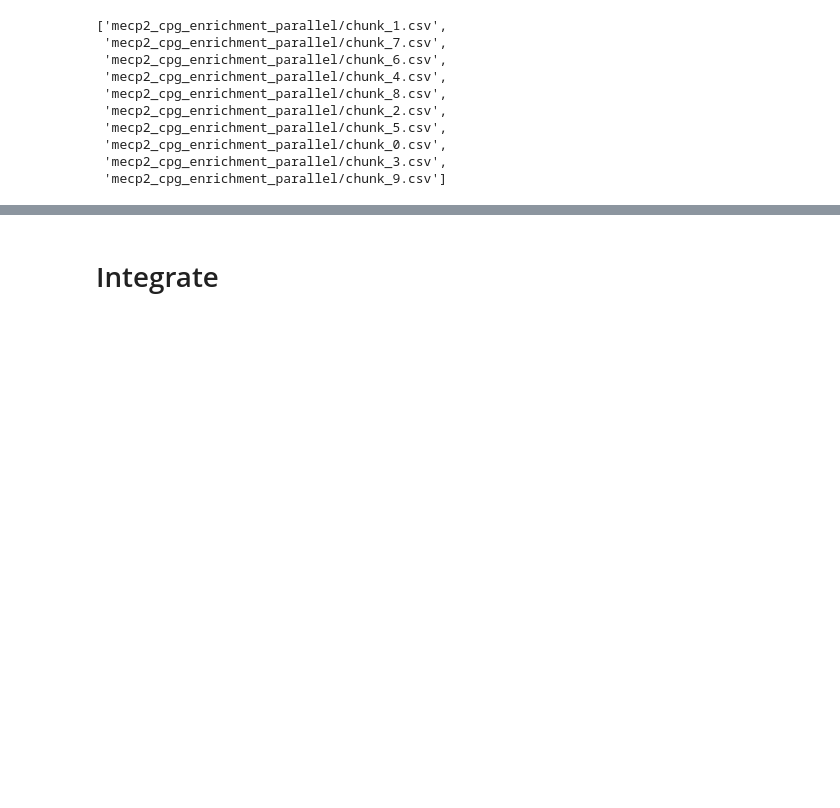
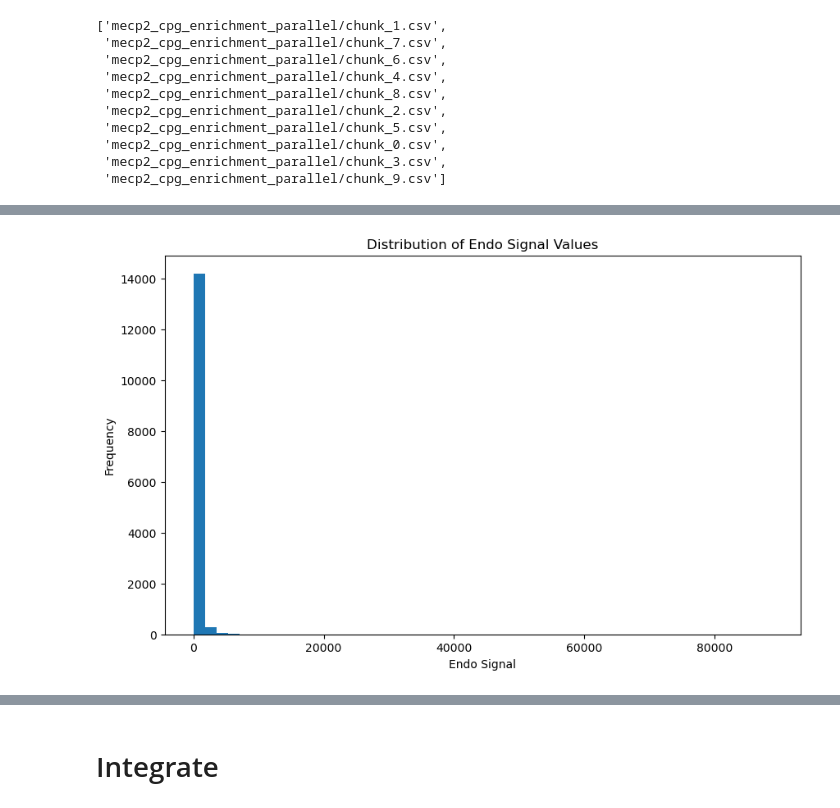
Before and after one commit to michal7kw/SRF_MeCP2_CUTandTAG, a Jupyter notebook: iterative_alternative/analyze_mecp2_cpg_enrichment/analyze_cpg_enrichment.ipynb, the cells around one changed output, grey strips where cells are left out. Saved outputs shown, nothing was run; the diff lists cells and outputs as text; code cells hidden in the pictures; blank space fills up the shorter version.

```diff
--- a/iterative_alternative/analyze_mecp2_cpg_enrichment/analyze_cpg_enrichment.ipynb
+++ b/iterative_alternative/analyze_mecp2_cpg_enrichment/analyze_cpg_enrichment.ipynb
@@ -157,0 +129,9 @@ df_parallel.to_csv('mecp2_cpg_enrichment_parallel/mecp2_cpg_enrichment_parallel.
+# %%
+plt.figure(figsize=(10,6))
+plt.hist(df_both['endo_signal'], bins=50)
+plt.xlabel('Endo Signal')
+plt.ylabel('Frequency')
+plt.title('Distribution of Endo Signal Values')
+plt.show()
+# %% [output]
+[figure, added]
```
Also changed, not shown: parts of 17 cells of this notebook, 23 other files.
